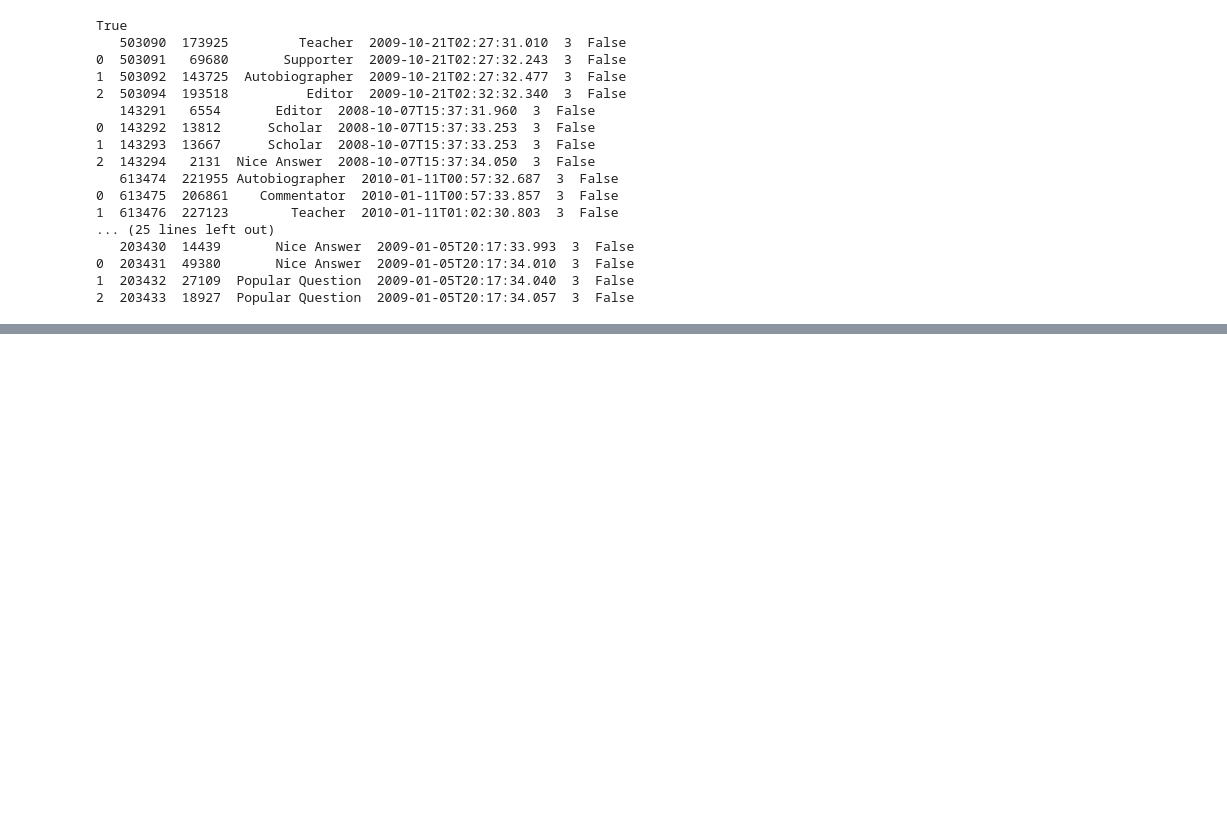
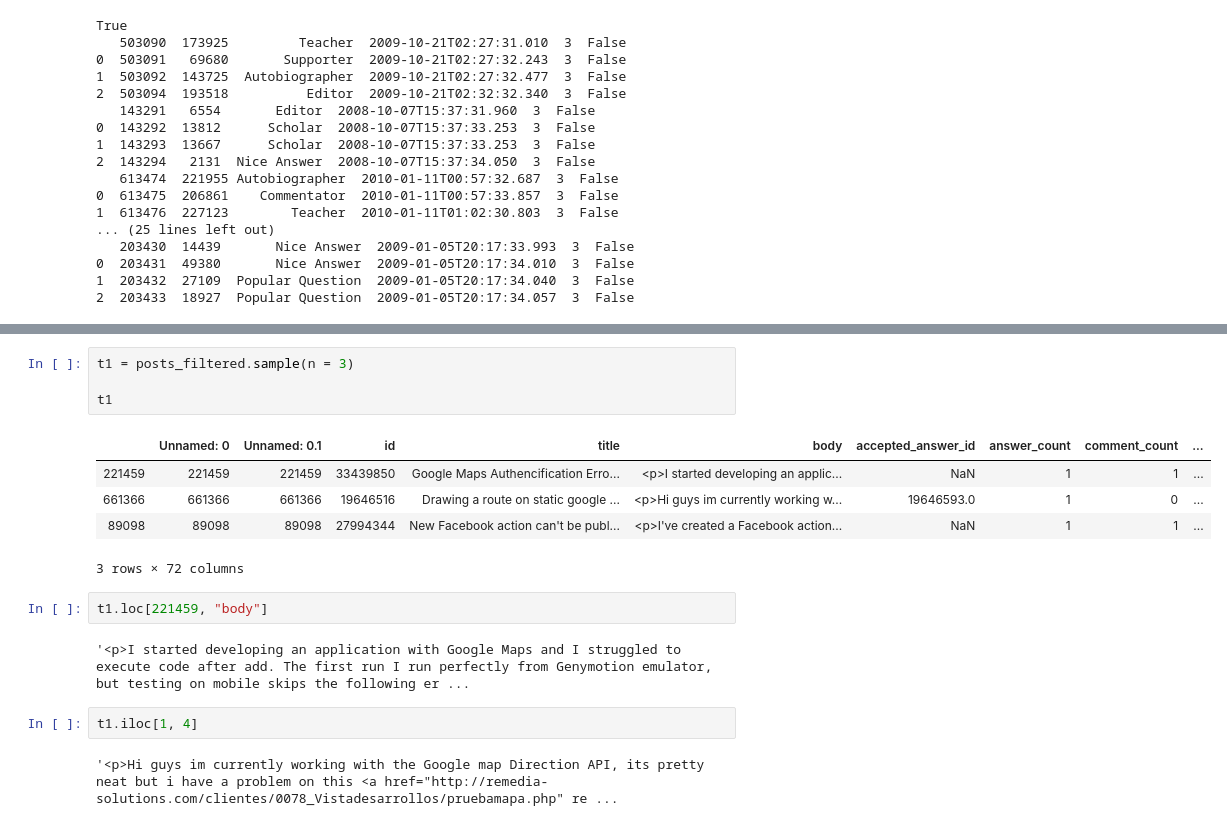
Before and after one commit to ucbiyyq/ucbiyyq-w210-jcgy, a Jupyter notebook: notebooks/test-yyq.ipynb, the cells around one changed output, grey strips where cells are left out. Saved outputs shown, nothing was run; the diff lists cells and outputs as text; blank space fills up the shorter version.

```diff
--- a/notebooks/test-yyq.ipynb
+++ b/notebooks/test-yyq.ipynb
@@ -73,0 +171,18 @@ True
+# %%
+t1 = posts_filtered.sample(n = 3)
+
+t1
+# %% [output]
+|  | Unnamed: 0 | Unnamed: 0.1 | id | title | body | accepted_answer_id | answer_count | comment_count | ... |
+| 221459 | 221459 | 221459 | 33439850 | Google Maps Authencification Erro... | <p>I started developing an applic... | NaN | 1 | 1 | ... |
+| 661366 | 661366 | 661366 | 19646516 | Drawing a route on static google ... | <p>Hi guys im currently working w... | 19646593.0 | 1 | 0 | ... |
+| 89098 | 89098 | 89098 | 27994344 | New Facebook action can't be publ... | <p>I've created a Facebook action... | NaN | 1 | 1 | ... |
+3 rows × 72 columns
+# %%
+t1.loc[221459, "body"]
+# %% [output]
+'<p>I started developing an application with Google Maps and I struggled to execute code after add. The first run I run perfectly from Genymotion emulator, but testing on mobile skips the following er ...
+# %%
+t1.iloc[1, 4]
+# %% [output]
+'<p>Hi guys im currently working with the Google map Direction API, its pretty neat but i have a problem on this <a href="http://remedia-solutions.com/clientes/0078_Vistadesarrollos/pruebamapa.php" re ...
```
Also changed, not shown: parts of 15 cells of this notebook.
